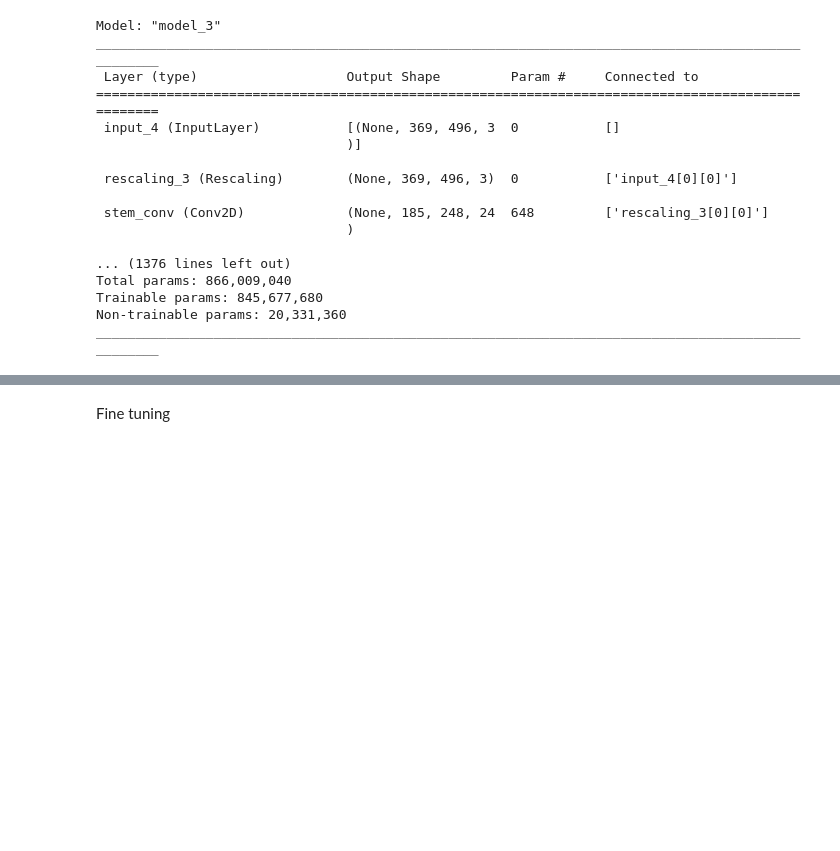
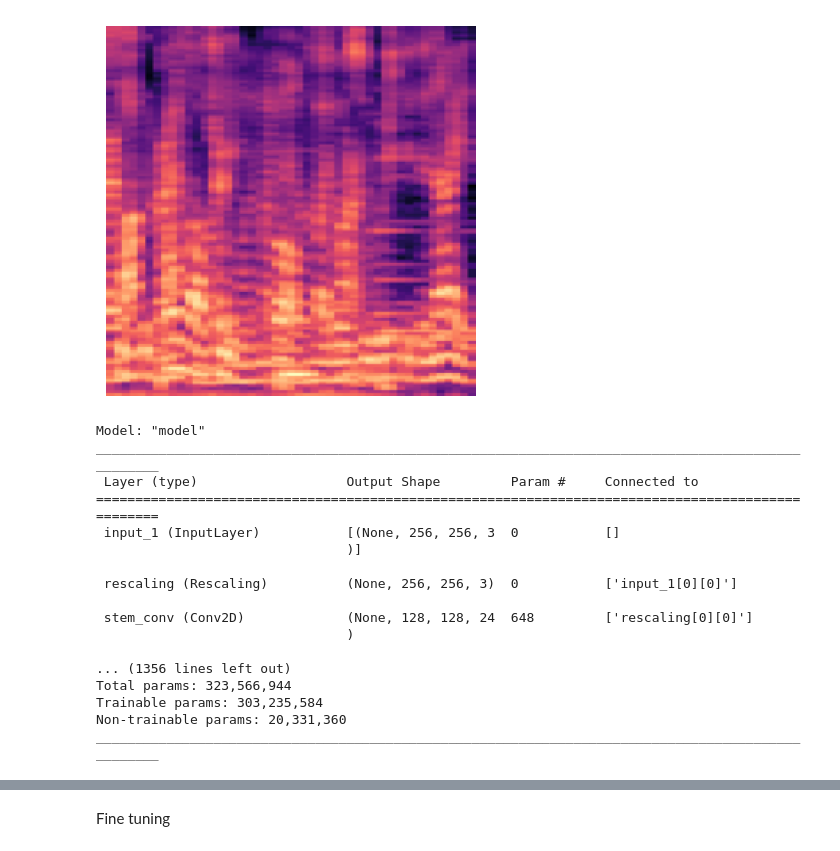
Before and after one commit to mvirgin/575subsectionSoundSep, a Jupyter notebook: cnn.ipynb, the cells around one changed output, grey strips where cells are left out. Saved outputs shown, nothing was run; the diff lists cells and outputs as text; code cells hidden in the pictures; blank space fills up the shorter version.

```diff
--- a/cnn.ipynb
+++ b/cnn.ipynb
@@ -169,12 +155,38 @@ Test input shape (320, 369, 496, 3)
+# %%
+# making sure tensors are right
+
+# Retrieve a batch of tensors from the dataset
+tensor_batch = next(iter(train_dataset))
+
+# Select the first tensor from the batch
+tensor_slice = tensor_batch[0][2]   # [0] is the batch of 32, (set above) need another [0] to grab first in that batch
+
+# Ensure the tensor is in the correct format for plotting
+tensor_slice = np.clip(tensor_slice, 0, 1)  # Clip values to range [0, 1]
+tensor_slice *= 255  # Scale to [0, 255]
+
+# Plot the tensor slice as an image
+plt.imshow(tensor_slice.astype(np.uint8))  # Convert to uint8 for plotting
+plt.axis('off')  # Turn off axis
+plt.show()
+# %% [output]
+[figure, added]
 # %%
+## CNN with effnet as base model
 import math
 from keras import layers
+from keras.layers import Conv2D, UpSampling2D, Input, Conv2D, Conv2DTranspose, MaxPooling2D, UpSampling2D, Concatenate, BatchNormalization
 from keras import Model
-from keras.applications.efficientnet import preprocess_input    # TODO how does this apply to efficientnet now?
+from keras import models
+from keras.applications.efficientnet import preprocess_input
 from keras.callbacks import LearningRateScheduler
 
-img_height = 369
-img_width = 496
+# preprocessing the input according to efficientnet was causing issues
+#preprocessed_images = preprocess_input(train_dataset)
+#preprocessed_images = preprocess_input(test_dataset)
+
+img_height = 256    # change to 369 to recreate paper results
+img_width = 256     # change to 496 to recreate paper results
 num_channels = 3    # RGB
 input_shape = (img_height, img_width, num_channels)
 
@@ -195,34 +207,34 @@ x = layers.GlobalAveragePooling2D()(pre_model.output)
 x = layers.Dense(512, activation='relu')(x)
 
 # Output layers for three spectrograms
-output1 = layers.Dense(369 * 496 * 3, activation='sigmoid')(x)  # this is adding a HUGE amount of complexity & trainable params methinks
-output2 = layers.Dense(369 * 496 * 3, activation='sigmoid')(x)
-output3 = layers.Dense(369 * 496 * 3, activation='sigmoid')(x)
+output1 = layers.Dense(img_height * img_width * 3, activation='sigmoid')(x)  # this is adding a HUGE amount of complexity & trainable params
+output2 = layers.Dense(img_height * img_width * 3, activation='sigmoid')(x)
+output3 = layers.Dense(img_height * img_width * 3, activation='sigmoid')(x)
 
 # Reshape outputs to match spectrogram size
-output1 = tf.reshape(output1, (-1, 369, 496, 3))
-output2 = tf.reshape(output2, (-1, 369, 496, 3))
-output3 = tf.reshape(output3, (-1, 369, 496, 3))
+output1 = tf.reshape(output1, (-1, img_height, img_width, 3))
+output2 = tf.reshape(output2, (-1, img_height, img_width, 3))
+output3 = tf.reshape(output3, (-1, img_height, img_width, 3))
 
 # Define model
 model = Model(inputs=pre_model.input, outputs=[output1, output2, output3])
 
 model.summary()
 # %% [output]
-Model: "model_3"
+Model: "model"
 __________________________________________________________________________________________________
  Layer (type)                   Output Shape         Param #     Connected to
 ==================================================================================================
- input_4 (InputLayer)           [(None, 369, 496, 3  0           []
+ input_1 (InputLayer)           [(None, 256, 256, 3  0           []
                                 )]
 
- rescaling_3 (Rescaling)        (None, 369, 496, 3)  0           ['input_4[0][0]']
+ rescaling (Rescaling)          (None, 256, 256, 3)  0           ['input_1[0][0]']
 
- stem_conv (Conv2D)             (None, 185, 248, 24  648         ['rescaling_3[0][0]']
+ stem_conv (Conv2D)             (None, 128, 128, 24  648         ['rescaling[0][0]']
                                 )
 
-... (1376 lines left out)
-Total params: 866,009,040
-Trainable params: 845,677,680
+... (1356 lines left out)
+Total params: 323,566,944
+Trainable params: 303,235,584
 Non-trainable params: 20,331,360
 __________________________________________________________________________________________________
```
Also changed, not shown: parts of 10 cells of this notebook, 2 other files.
